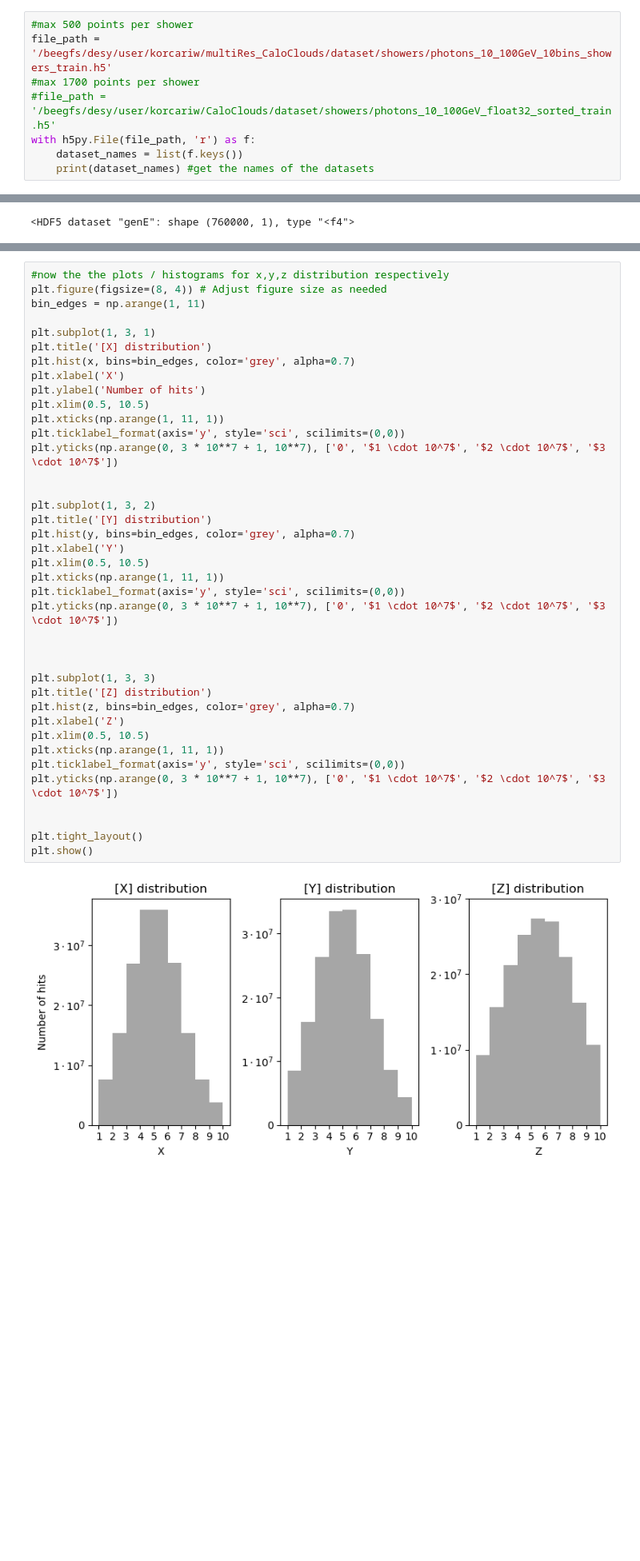
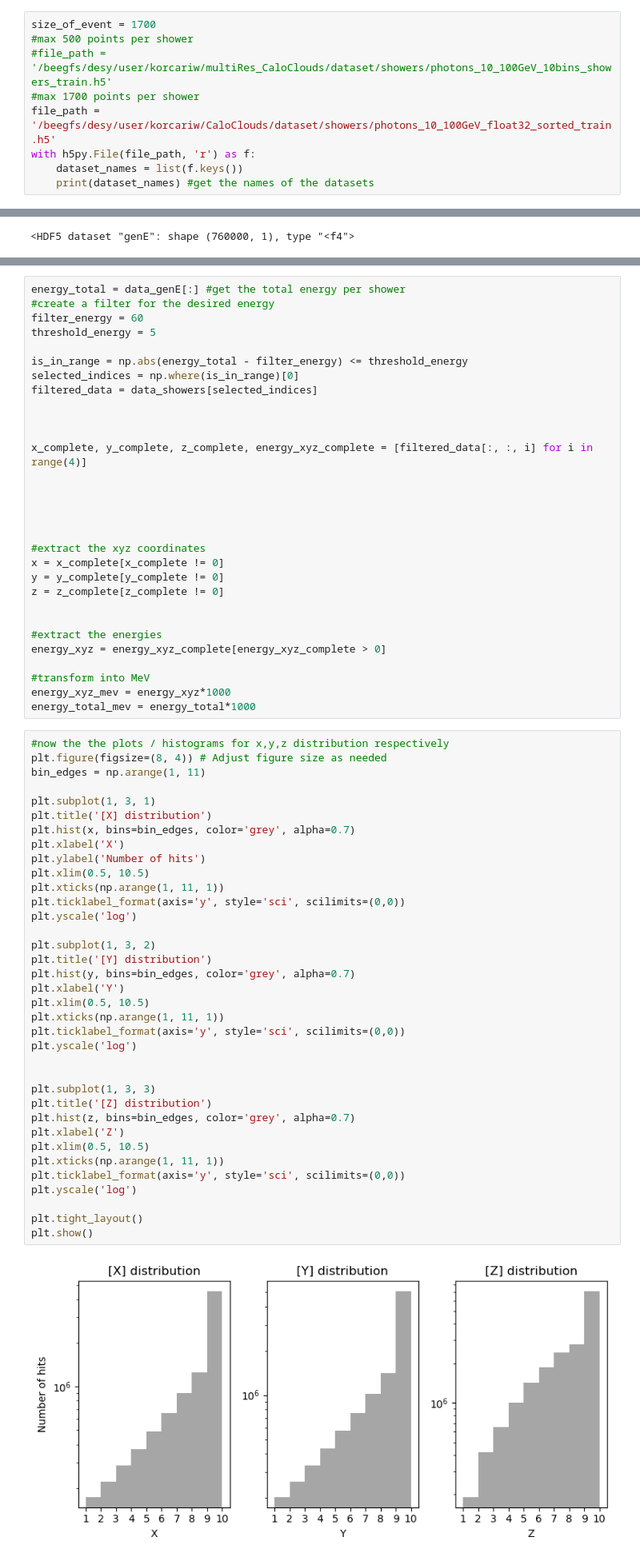
Before and after one commit to HenningRose/Shower_Visualization, a Jupyter notebook: CaloCloudsData.ipynb, the cells around one changed output, grey strips where cells are left out. Shown: that part at 80% size. Saved outputs shown, nothing was run; the diff lists cells and outputs as text; blank space fills up the shorter version.

```diff
--- a/CaloCloudsData.ipynb
+++ b/CaloCloudsData.ipynb
@@ -4,10 +4,11 @@ import pandas as pd  # Useful for manipulating the data
 import matplotlib.pyplot as plt  # For potential visualizations
 import numpy as np
 # %%
+size_of_event = 1700
 #max 500 points per shower
-file_path = '/beegfs/desy/user/korcariw/multiRes_CaloClouds/dataset/showers/photons_10_100GeV_10bins_showers_train.h5'
+#file_path = '/beegfs/desy/user/korcariw/multiRes_CaloClouds/dataset/showers/photons_10_100GeV_10bins_showers_train.h5'
 #max 1700 points per shower
-#file_path = '/beegfs/desy/user/korcariw/CaloClouds/dataset/showers/photons_10_100GeV_float32_sorted_train.h5'
+file_path = '/beegfs/desy/user/korcariw/CaloClouds/dataset/showers/photons_10_100GeV_float32_sorted_train.h5'
 with h5py.File(file_path, 'r') as f:
     dataset_names = list(f.keys())
     print(dataset_names) #get the names of the datasets
@@ -50,3 +33,33 @@ target_energy = 60
+# %%
+energy_total = data_genE[:] #get the total energy per shower
+#create a filter for the desired energy
+filter_energy = 60
+threshold_energy = 5
+
+is_in_range = np.abs(energy_total - filter_energy) <= threshold_energy
+selected_indices = np.where(is_in_range)[0]
+filtered_data = data_showers[selected_indices]
+
+
+
+x_complete, y_complete, z_complete, energy_xyz_complete = [filtered_data[:, :, i] for i in range(4)]
+
+
+
+
+
+#extract the xyz coordinates
+x = x_complete[x_complete != 0]
+y = y_complete[y_complete != 0]
+z = z_complete[z_complete != 0]
+
+
+#extract the energies
+energy_xyz = energy_xyz_complete[energy_xyz_complete > 0]
+
+#transform into MeV
+energy_xyz_mev = energy_xyz*1000
+energy_total_mev = energy_total*1000
 # %%
 #now the the plots / histograms for x,y,z distribution respectively
 plt.figure(figsize=(8, 4)) # Adjust figure size as needed
@@ -54,37 +67,34 @@ bin_edges = np.arange(1, 11)
 
 plt.subplot(1, 3, 1)
 plt.title('[X] distribution')
 plt.hist(x, bins=bin_edges, color='grey', alpha=0.7)
 plt.xlabel('X')
 plt.ylabel('Number of hits')
 plt.xlim(0.5, 10.5)
 plt.xticks(np.arange(1, 11, 1))
 plt.ticklabel_format(axis='y', style='sci', scilimits=(0,0))
-plt.yticks(np.arange(0, 3 * 10**7 + 1, 10**7), ['0', '$1 \cdot 10^7$', '$2 \cdot 10^7$', '$3 \cdot 10^7$'])
-
+plt.yscale('log')
 
 plt.subplot(1, 3, 2)
 plt.title('[Y] distribution')
 plt.hist(y, bins=bin_edges, color='grey', alpha=0.7)
 plt.xlabel('Y')
 plt.xlim(0.5, 10.5)
 plt.xticks(np.arange(1, 11, 1))
 plt.ticklabel_format(axis='y', style='sci', scilimits=(0,0))
-plt.yticks(np.arange(0, 3 * 10**7 + 1, 10**7), ['0', '$1 \cdot 10^7$', '$2 \cdot 10^7$', '$3 \cdot 10^7$'])
-
+plt.yscale('log')
 
 
 plt.subplot(1, 3, 3)
 plt.title('[Z] distribution')
 plt.hist(z, bins=bin_edges, color='grey', alpha=0.7)
 plt.xlabel('Z')
 plt.xlim(0.5, 10.5)
 plt.xticks(np.arange(1, 11, 1))
 plt.ticklabel_format(axis='y', style='sci', scilimits=(0,0))
-plt.yticks(np.arange(0, 3 * 10**7 + 1, 10**7), ['0', '$1 \cdot 10^7$', '$2 \cdot 10^7$', '$3 \cdot 10^7$'])
-
+plt.yscale('log')
 
 plt.tight_layout()
 plt.show()
 # %% [output]
-[figure, old version]
+[figure, new version]
```
Also changed, not shown: parts of 6 cells of this notebook.
